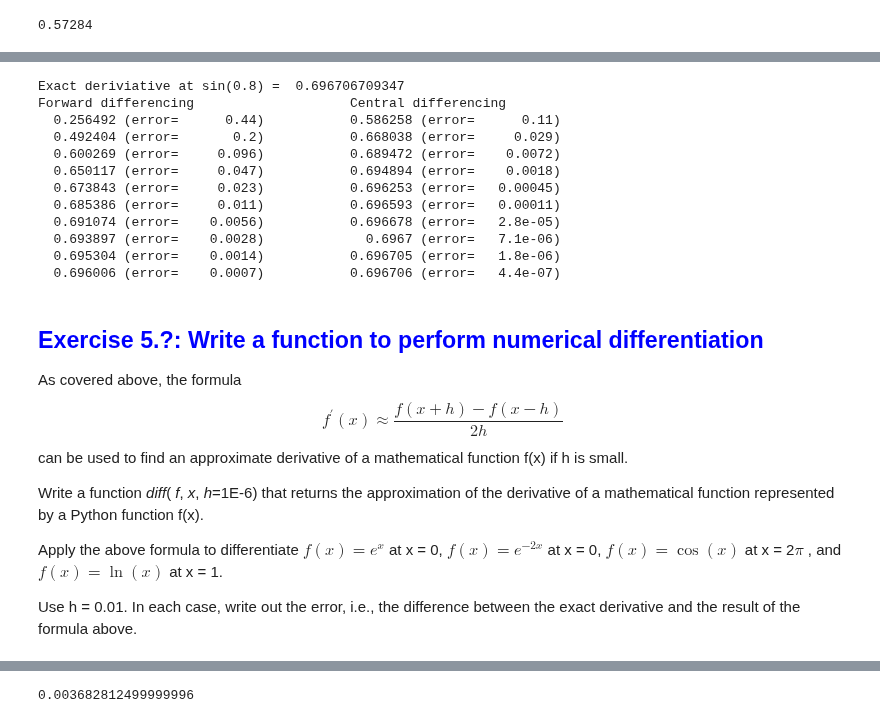
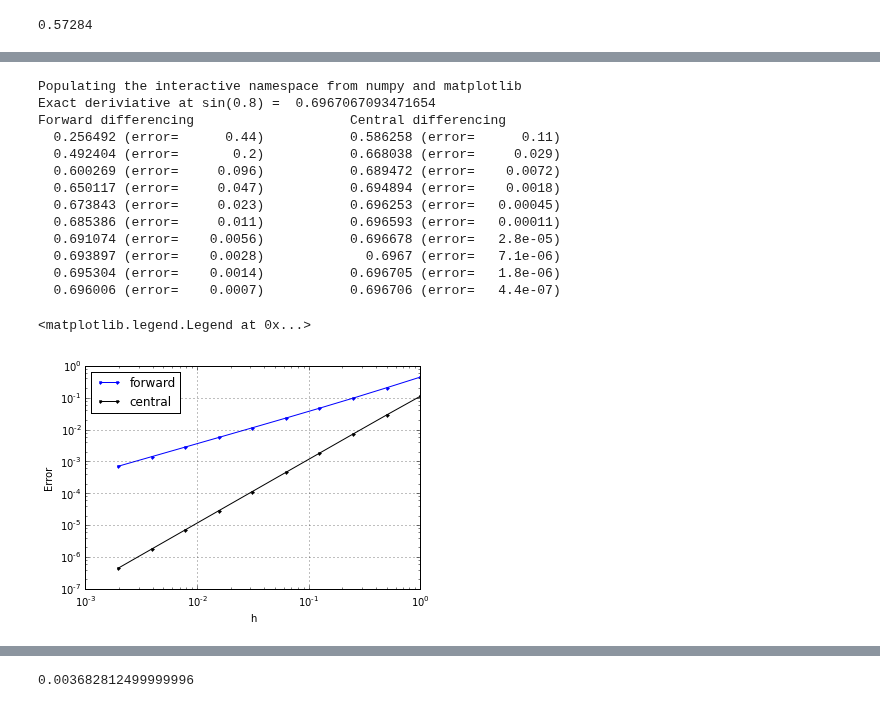
Before and after one commit to ggorman/Numerical-methods-1, a Jupyter notebook: notebook/differentiation-solutions.ipynb, the cells around one changed output, grey strips where cells are left out. Saved outputs shown, nothing was run; the diff lists cells and outputs as text; code cells hidden in the pictures.

Commit message:
More of the diff lecture and solns.

```diff
--- a/notebook/differentiation-solutions.ipynb
+++ b/notebook/differentiation-solutions.ipynb
@@ -107,48 +177,53 @@ Compute $\frac{d(\sin x)}{dx}$ at $x = 0.8$ using (a) forward differencing and (
 # %%
+%pylab inline
 import math
+
 def forward_diff(f, x, h):
     fx = f(x)
     fxph = f(x+h)
     return (fxph-fx)/h
 
 def central_diff(f, x, h):
     fxph = f(x+h)
     fxnh = f(x-h)
     return (fxph-fxnh)/(2*h)
 
-exact = math.cos(0.8)
+exact = math.cos(0.8) # for this example we know trivially what the exact solution should be
 
 print "Exact deriviative at sin(0.8) = ", math.cos(0.8)
 print "%20s%40s"%("Forward differencing", "Central differencing")
-h=1.0
+
+fd_errors = []; cd_errors = []; h_all = [] # we're going to store all the values for plotting
+h=1.0 # an initial mesh spacing
 for i in range(10):
     fd = forward_diff(math.sin, 0.8, h)
     cd = central_diff(math.sin, 0.8, h)
     print "%10g (error=%10.2g)         %10g (error=%10.2g)"%(fd, abs(fd-exact), cd, abs(cd-exact))
-    h=h/2
+    # store the h and the errors
+    h_all.append(h); fd_errors.append(abs(fd-exact)); cd_errors.append(abs(cd-exact))
+    h=h/2 # halve h for the next iteration
+
+# as we expect a polynomial relationship between h and the errors,
+# a log-log plot will demonstrate this if we get straight lines
+# the slopes of these lines indicating the order of the relationship:
+# slope 1 for forward diff and slope 2 for central diff
+loglog(h_all,fd_errors,'b.-',label='forward')
+loglog(h_all,cd_errors,'k.-',label='central')
+xlabel('h');ylabel('Error');grid(True)
+pylab.legend(loc='best')
 # %% [output]
-Exact deriviative at sin(0.8) =  0.696706709347
+Populating the interactive namespace from numpy and matplotlib
+Exact deriviative at sin(0.8) =  0.6967067093471654
 Forward differencing                    Central differencing
   0.256492 (error=      0.44)           0.586258 (error=      0.11)
   0.492404 (error=       0.2)           0.668038 (error=     0.029)
   0.600269 (error=     0.096)           0.689472 (error=    0.0072)
   0.650117 (error=     0.047)           0.694894 (error=    0.0018)
   0.673843 (error=     0.023)           0.696253 (error=   0.00045)
   0.685386 (error=     0.011)           0.696593 (error=   0.00011)
   0.691074 (error=    0.0056)           0.696678 (error=   2.8e-05)
   0.693897 (error=    0.0028)             0.6967 (error=   7.1e-06)
   0.695304 (error=    0.0014)           0.696705 (error=   1.8e-06)
   0.696006 (error=    0.0007)           0.696706 (error=   4.4e-07)
+<matplotlib.legend.Legend at 0x...>
+[figure, added]
-# %% [markdown]
-## <span style="color:blue">Exercise 5.?: Write a function to perform numerical differentiation</span>
-
-As covered above, the formula
-$$f^\prime(x) \approx \frac{f(x+h) - f(x-h)}{2h}$$
-can be used to find an approximate derivative of a mathematical function f(x) if h is small.
-
-Write a function *diff*( *f*, *x*, *h*=1E-6) that returns the approximation of the derivative of a mathematical function represented by a Python function f(x).
-
-Apply the above formula to differentiate $f(x) = e^x$ at x = 0, $f(x) = e^{−2x}$ at
-x = 0, $f(x) = \cos(x)$ at x = 2$\pi$ , and $f(x) = \ln(x)$ at x = 1.
-
-Use h = 0.01. In each case, write out the error, i.e., the difference between the exact derivative and the result of the formula above.
```
Also changed, not shown: parts of 21 cells of this notebook, 3 other files.
